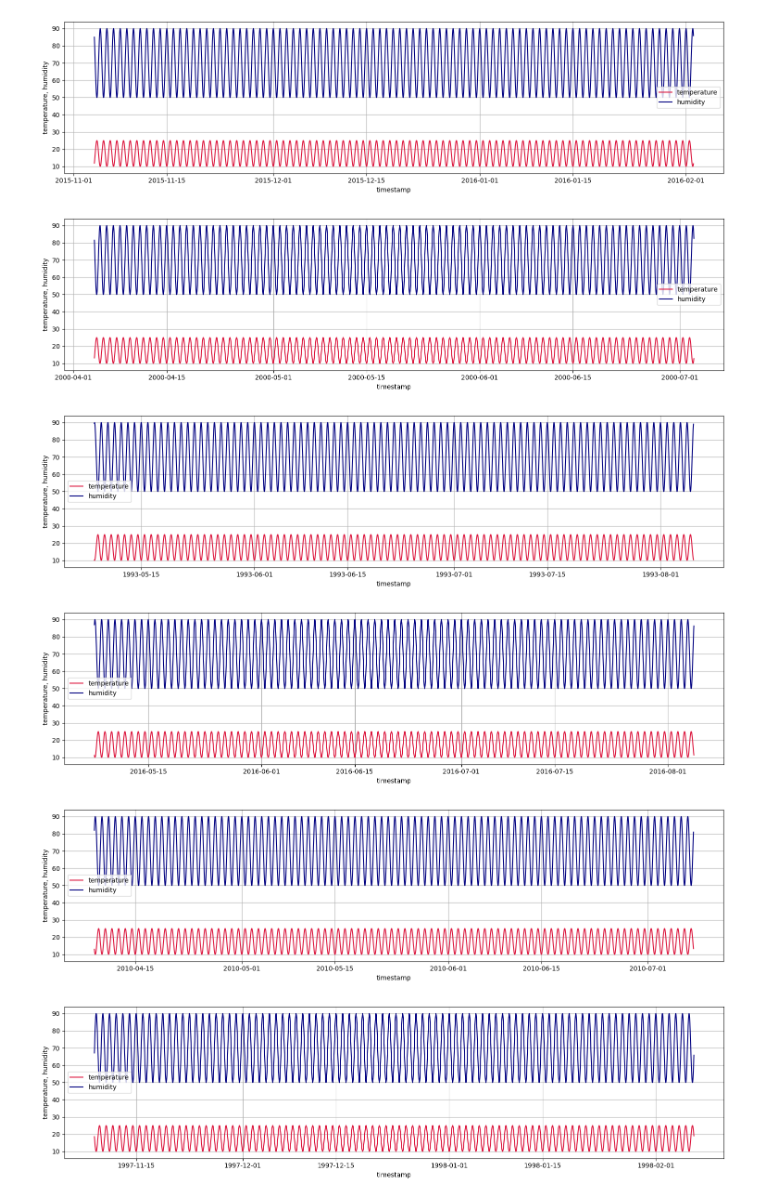
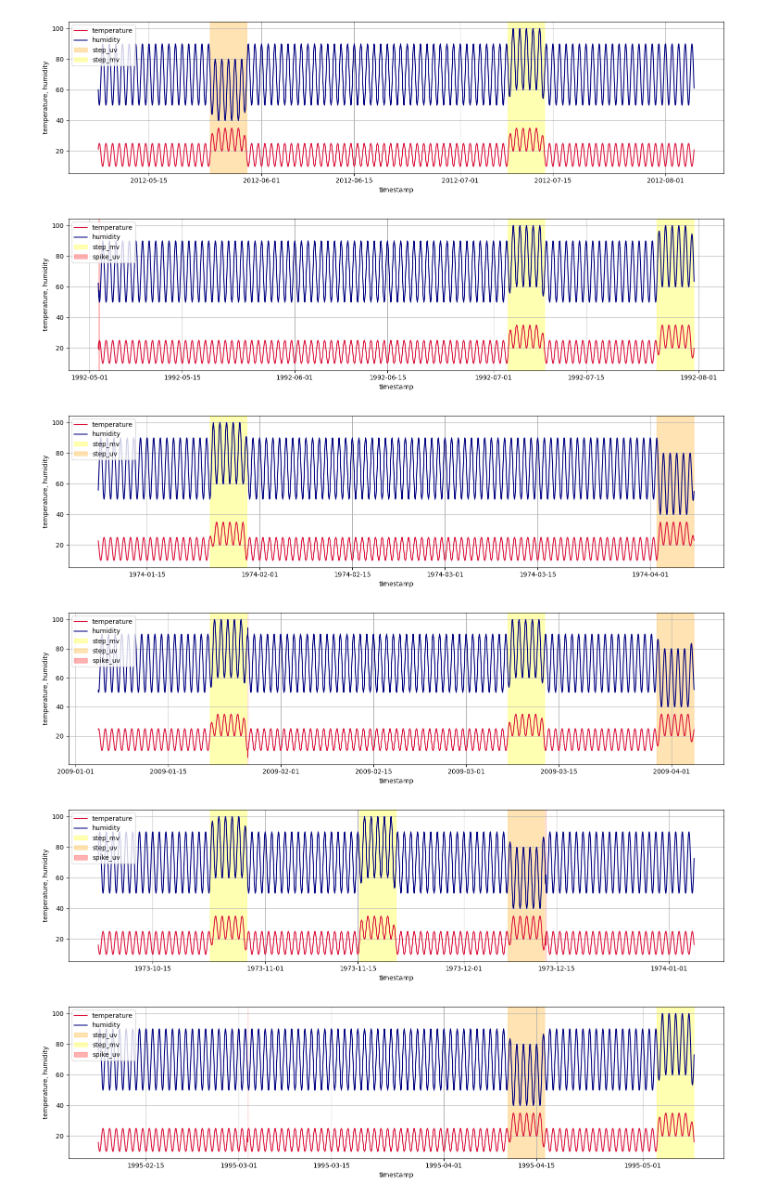
Before and after one commit to ICSC-Spoke3/ATS, a Jupyter notebook: Examples - generators.ipynb, the cells around one changed output. Cells and saved outputs as stored; diff of their text form; code cells hidden in the pictures.

Commit message:
Change plot_dataset in a static method of the class

```diff
--- a/Examples - generators.ipynb
+++ b/Examples - generators.ipynb
@@ -12,11 +12,11 @@ generator = HumiTempDatasetGenerator()
 test_dataset = generator.generate(
     n_series = 13,
     effects = [],
-    anomalies = ['spike_mv', 'step_mv', 'step_mv', 'step_mv'],
+    anomalies = ['spike_uv', 'step_uv', 'step_mv', 'step_mv'],
     time_span = '90D',
     max_anomalies_per_series = 4,
-    anomalies_ratio = 0.3
+    anomalies_ratio = 1
 
 )
-generator.plot_dataset()
+generator.plot_dataset(test_dataset)
 # %% [output]
@@ -40,6 +39,6 @@ generator.plot_dataset()
-[figure, old version]
+[figure, new version]
-[figure, old version]
+[figure, new version]
-[figure, old version]
+[figure, new version]
-[figure, old version]
+[figure, new version]
-[figure, old version]
+[figure, new version]
-[figure, old version]
+[figure, new version]
```
Also changed, not shown: parts of 2 cells of this notebook, 2 other files.
